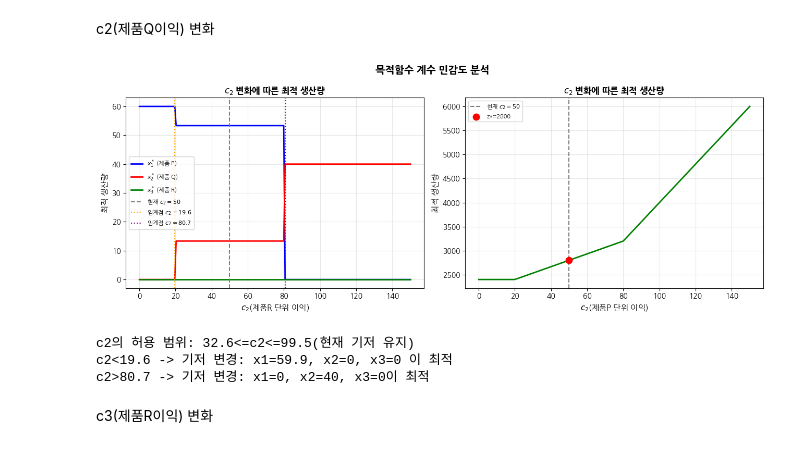
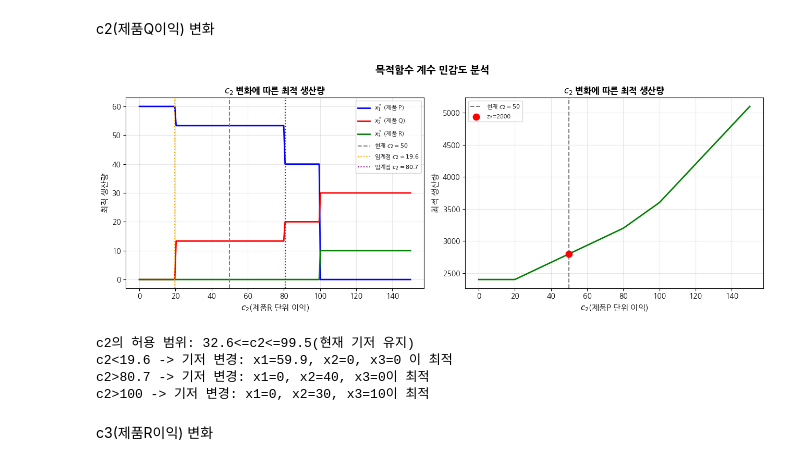
Before and after one commit to soomi-chloe/OR3_optimization, a Jupyter notebook: 04week.ipynb, the cells around one changed output. Drawn from its saved outputs; the diff is of its cells as text; code cells hidden in the pictures.

```diff
--- a/04week.ipynb
+++ b/04week.ipynb
@@ -386,7 +388,7 @@ def solve_lp(c1_val, c2_val=50, c3_val=60, b1=120, b2=80, b3=100):
 
     s.Add(2*P+Q+3*R <= b1)
     s.Add(P+2*Q+2*R <= b2)
-    s.Add(P+2*Q+2*R <= b3)
+    s.Add(P+3*Q+1*R <= b3)
     s.Maximize(c1_val*P + c2_val*Q + c3_val*R)
 
     if s.Solve() ==pywraplp.Solver.OPTIMAL:
@@ -453,7 +455,7 @@ def solve_lp(c2_val, c1_val=40, c3_val=60, b1=120, b2=80, b3=100):
 
     s.Add(2*P+Q+3*R <= b1)
     s.Add(P+2*Q+2*R <= b2)
-    s.Add(P+2*Q+2*R <= b3)
+    s.Add(P+3*Q+1*R <= b3)
     s.Maximize(c1_val*P + c2_val*Q + c3_val*R)
 
     if s.Solve() ==pywraplp.Solver.OPTIMAL:
@@ -472,37 +474,39 @@ for c2v in c2_range:
 fig, axes = plt.subplots(1, 2, figsize=(13,5))
 
 ax = axes[0]
 ax.plot(c2_range, x1_vals, 'b-', lw=2, label=r'$x_1^*$ (제품 P)')
 ax.plot(c2_range, x2_vals, 'r-', lw=2, label=r'$x_2^*$ (제품 Q)')
 ax.plot(c2_range, x3_vals, 'g-', lw=2, label=r'$x_3^*$ (제품 R)')
 ax.axvline(50,color='gray', ls='--', label='현재 $c_2=50$')
 ax.axvline(19.6,color='orange', ls=':', lw=1.5, label='임계점 $c_2=19.6$')
 ax.axvline(80.7,color='purple', ls=':', lw=1.5, label='임계점 $c_2=80.7$')
 ax.set_xlabel(r'$c_2$(제품R 단위 이익)', fontsize=11)
 ax.set_ylabel('최적 생산량', fontsize=11)
 ax.set_title(r'$c_2$ 변화에 따른 최적 생산량', fontsize=12, fontweight='bold')
 ax.legend(fontsize=8); ax.grid(True, alpha=0.3)
 
 ax = axes[1]
 ax.plot(c2_range, z_vals, 'g-', lw=2)
 ax.axvline(50, color='gray', ls='--', label='현재 $c_2=50$')
 ax.scatter([50],[2800],color='red', s=80, zorder=5, label='z*=2800')
 ax.set_xlabel(r'$c_2$(제품P 단위 이익)', fontsize=11)
 ax.set_ylabel('최적 생산량', fontsize=11)
 ax.set_title(r'$c_2$ 변화에 따른 최적 생산량', fontsize=12, fontweight='bold')
 ax.legend(fontsize=8); ax.grid(True, alpha=0.3)
 
 plt.suptitle('목적함수 계수 민감도 분석', fontsize=14, fontweight='bold')
 plt.tight_layout(); plt.show()
 
 print('c2의 허용 범위: 32.6<=c2<=99.5(현재 기저 유지)')
 print('c2<19.6 -> 기저 변경: x1=59.9, x2=0, x3=0 이 최적')
 print('c2>80.7 -> 기저 변경: x1=0, x2=40, x3=0이 최적')
+print('c2>100 -> 기저 변경: x1=0, x2=30, x3=10이 최적')
 # %% [output]
-[figure, old version]
+[figure, new version]
 c2의 허용 범위: 32.6<=c2<=99.5(현재 기저 유지)
 c2<19.6 -> 기저 변경: x1=59.9, x2=0, x3=0 이 최적
 c2>80.7 -> 기저 변경: x1=0, x2=40, x3=0이 최적
+c2>100 -> 기저 변경: x1=0, x2=30, x3=10이 최적
 # %% [markdown]
 c3(제품R이익) 변화
 # %%
```
Also changed, not shown: parts of 4 cells of this notebook.
